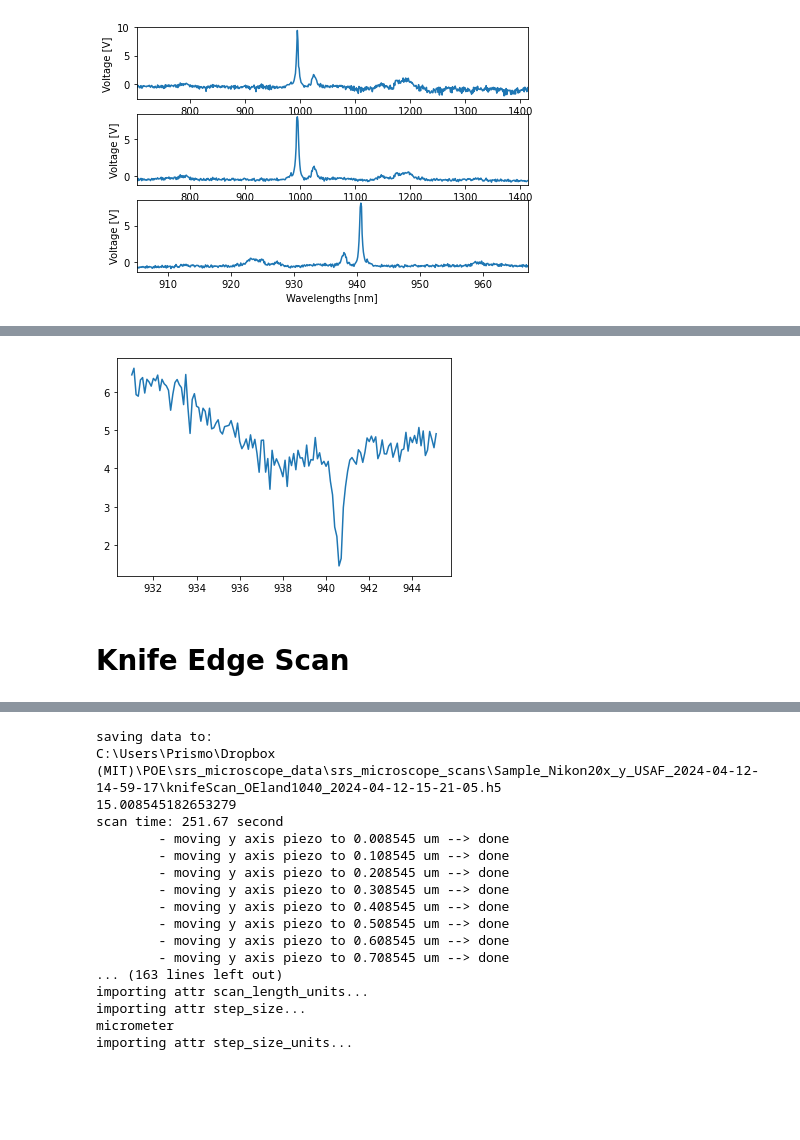
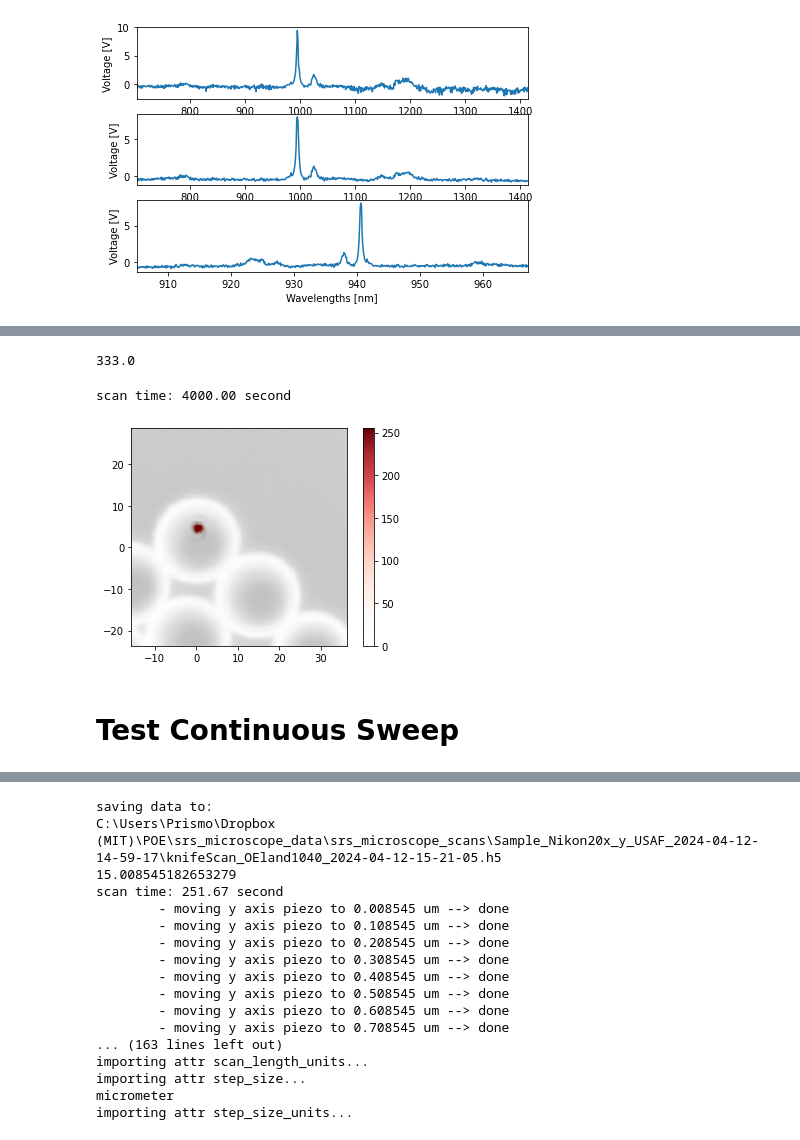
Before and after one commit to eauyehara/experiment_control, a Jupyter notebook: notebooks/srs_microscope.ipynb, the cells around one changed output, grey strips where cells are left out. Saved outputs shown, nothing was run; the diff lists cells and outputs as text; code cells hidden in the pictures; blank space fills up the shorter version.

```diff
--- a/notebooks/srs_microscope.ipynb
+++ b/notebooks/srs_microscope.ipynb
@@ -58,10 +58,17 @@ fig=plot_spectra(ds_spec)
-# %%
-plt.figure()
-plt.plot(ds_spec["wavelengths"], ds_spec["spec"])
-plt.show()
-# %% [output]
-[figure, removed]
 # %%
 cam.close()
-# %% [markdown]
-# Knife Edge Scan
+# %%
+t_lia = 30*u.ms
+fsamp = (1/(3*t_lia)).to(u.Hz)
+t_collect = 30*u.s
+num_samp = np.round(t_collect.m / (1/fsamp).m)
+print(num_samp)
+# %% [output]
+333.0
+# %%
+fig = preview_scan_area(nx, ny, ΔVx, ΔVy, fsamp=fsamp, exposure_time=3*u.ms)
+# %% [output]
+scan time: 4000.00 second
+[figure, added]
+# %% [markdown]
+# Test Continuous Sweep
```
Also changed, not shown: parts of 22 cells of this notebook, 2 other files.
